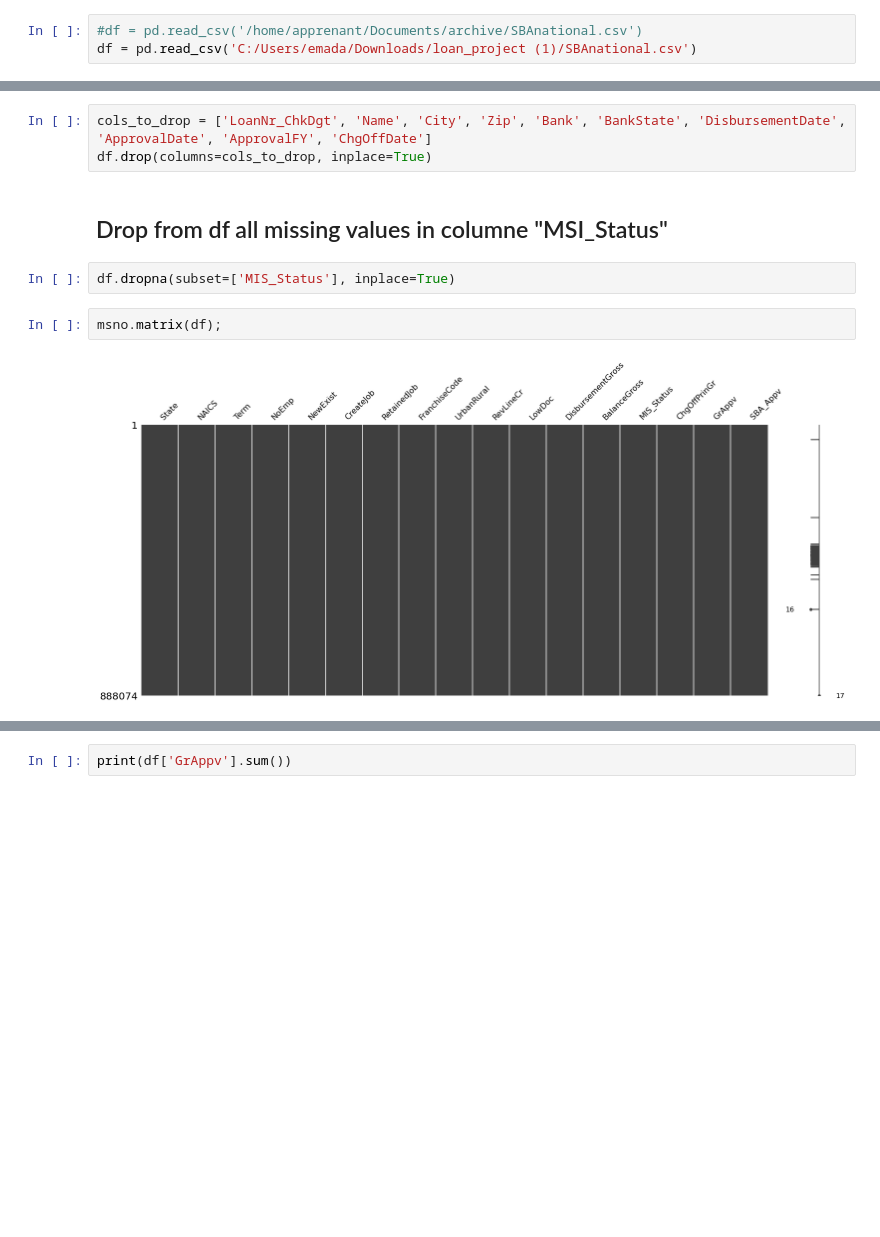
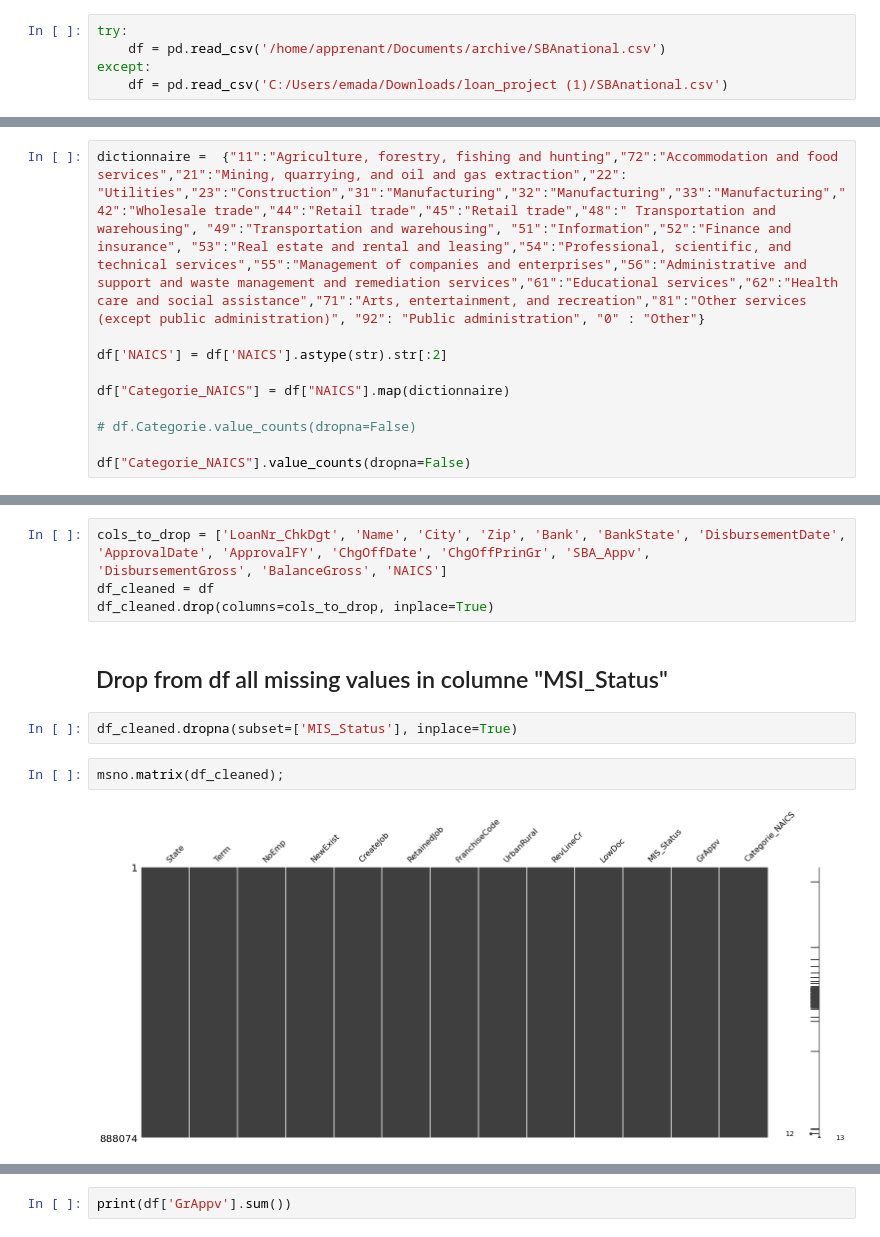
Before and after one commit to emaddar/SBA, a Jupyter notebook: Emad/analysis.ipynb, the cells around one changed output, grey strips where cells are left out. Drawn from its saved outputs; the diff is of its cells as text; blank space fills up the shorter version.

Commit message:
find fatures names

```diff
--- a/Emad/analysis.ipynb
+++ b/Emad/analysis.ipynb
@@ -19,8 +19,10 @@ import re
 # %% [markdown]
 ## Read Data
 # %%
-#df = pd.read_csv('/home/apprenant/Documents/archive/SBAnational.csv')
-df = pd.read_csv('C:/Users/emada/Downloads/loan_project (1)/SBAnational.csv')
+try:
+    df = pd.read_csv('/home/apprenant/Documents/archive/SBAnational.csv')
+except:
+    df = pd.read_csv('C:/Users/emada/Downloads/loan_project (1)/SBAnational.csv')
 # %%
 df.info()
 # %% [output]
@@ -226,3 +217,14 @@ See the caveats in the documentation: https://pandas.pydata.org/pandas-docs/stab
 ### We still have 3 States missing values bescause of there non valide Zip code
 # %% [markdown]
 ## Drop not important features
+# %%
+dictionnaire =  {"11":"Agriculture, forestry, fishing and hunting","72":"Accommodation and food services","21":"Mining, quarrying, and oil and gas extraction","22":
+"Utilities","23":"Construction","31":"Manufacturing","32":"Manufacturing","33":"Manufacturing","42":"Wholesale trade","44":"Retail trade","45":"Retail trade","48":" Transportation and warehousing", "49":"Transportation and warehousing", "51":"Information","52":"Finance and insurance", "53":"Real estate and rental and leasing","54":"Professional, scientific, and technical services","55":"Management of companies and enterprises","56":"Administrative and support and waste management and remediation services","61":"Educational services","62":"Health care and social assistance","71":"Arts, entertainment, and recreation","81":"Other services (except public administration)", "92": "Public administration", "0" : "Other"}
+
+df['NAICS'] = df['NAICS'].astype(str).str[:2]
+
+df["Categorie_NAICS"] = df["NAICS"].map(dictionnaire)
+
+# df.Categorie.value_counts(dropna=False)
+
+df["Categorie_NAICS"].value_counts(dropna=False)
@@ -229,12 +259,14 @@ See the caveats in the documentation: https://pandas.pydata.org/pandas-docs/stab
 # %%
-cols_to_drop = ['LoanNr_ChkDgt', 'Name', 'City', 'Zip', 'Bank', 'BankState', 'DisbursementDate', 'ApprovalDate', 'ApprovalFY', 'ChgOffDate']
-df.drop(columns=cols_to_drop, inplace=True)
+cols_to_drop = ['LoanNr_ChkDgt', 'Name', 'City', 'Zip', 'Bank', 'BankState', 'DisbursementDate', 'ApprovalDate', 'ApprovalFY', 'ChgOffDate', 'ChgOffPrinGr', 'SBA_Appv',
+'DisbursementGross', 'BalanceGross', 'NAICS']
+df_cleaned = df
+df_cleaned.drop(columns=cols_to_drop, inplace=True)
 # %% [markdown]
 ## Drop from df all missing values in columne "MSI_Status"
 # %%
-df.dropna(subset=['MIS_Status'], inplace=True)
+df_cleaned.dropna(subset=['MIS_Status'], inplace=True)
 # %%
-msno.matrix(df);
+msno.matrix(df_cleaned);
 # %% [output]
-[figure, old version]
+[figure, new version]
 # %%
```
Also changed, not shown: parts of 20 cells of this notebook.
